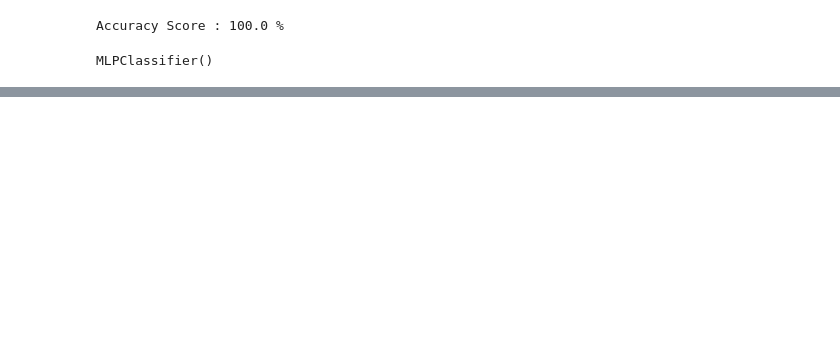
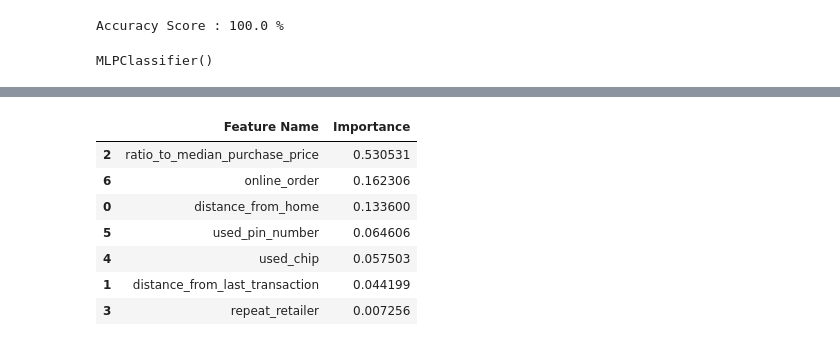
Before and after one commit to Divya642003/credit_card_fraud_detection, a Jupyter notebook: card_detection.ipynb, the cells around one changed output, grey strips where cells are left out. Drawn from its saved outputs; the diff is of its cells as text; code cells hidden in the pictures; blank space fills up the shorter version.

```diff
--- a/card_detection.ipynb
+++ b/card_detection.ipynb
@@ -163,0 +198,16 @@ from sklearn.metrics import classification_report,confusion_matrix
+# %%
+imp_df = pd.DataFrame({
+
+    "Feature Name": x_train.columns,
+"Importance": rfc.feature_importances_
+})
+imp_df.sort_values(by="Importance", ascending=False)
+# %% [output]
+|  | Feature Name | Importance |
+| 2 | ratio_to_median_purchase_price | 0.530531 |
+| 6 | online_order | 0.162306 |
+| 0 | distance_from_home | 0.133600 |
+| 5 | used_pin_number | 0.064606 |
+| 4 | used_chip | 0.057503 |
+| 1 | distance_from_last_transaction | 0.044199 |
+| 3 | repeat_retailer | 0.007256 |
```
Also changed, not shown: parts of 9 cells of this notebook.
